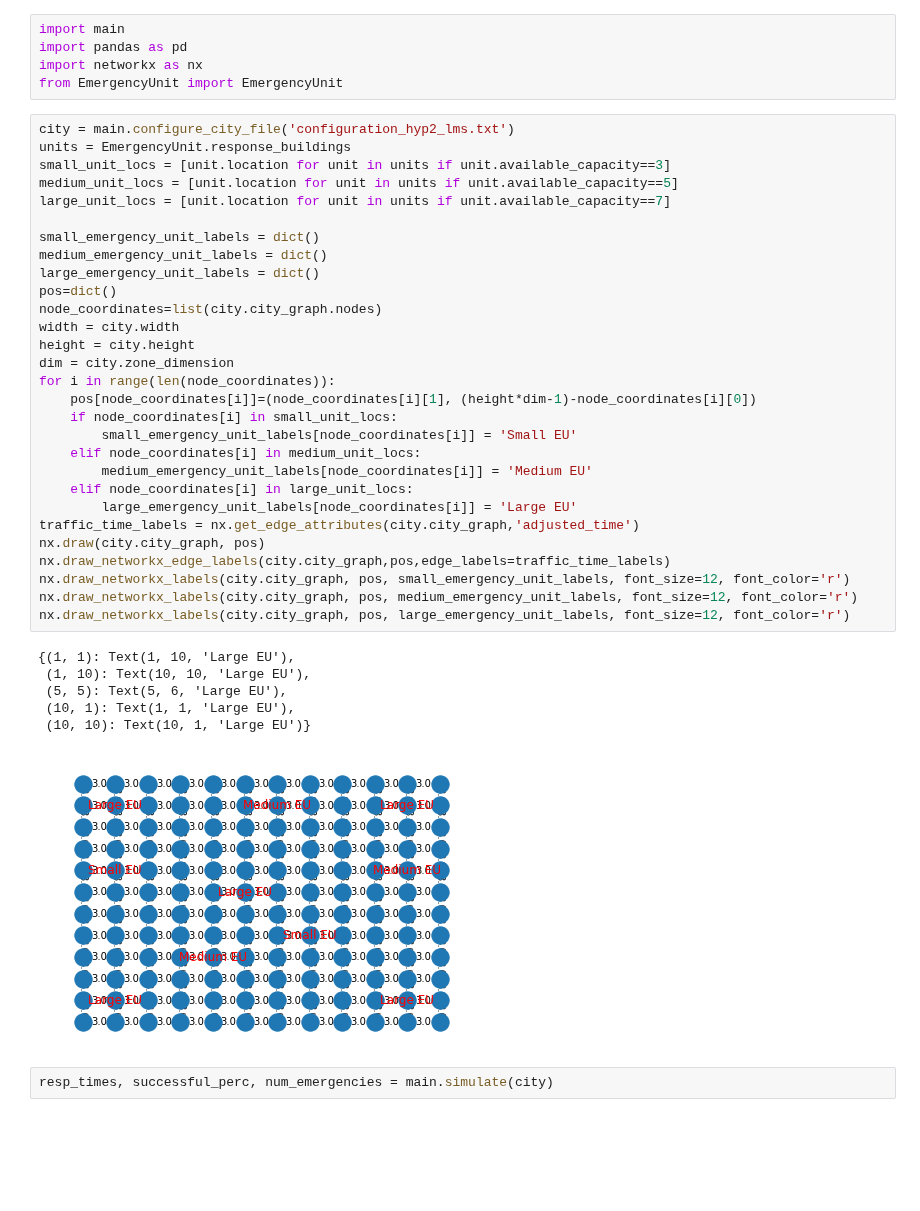
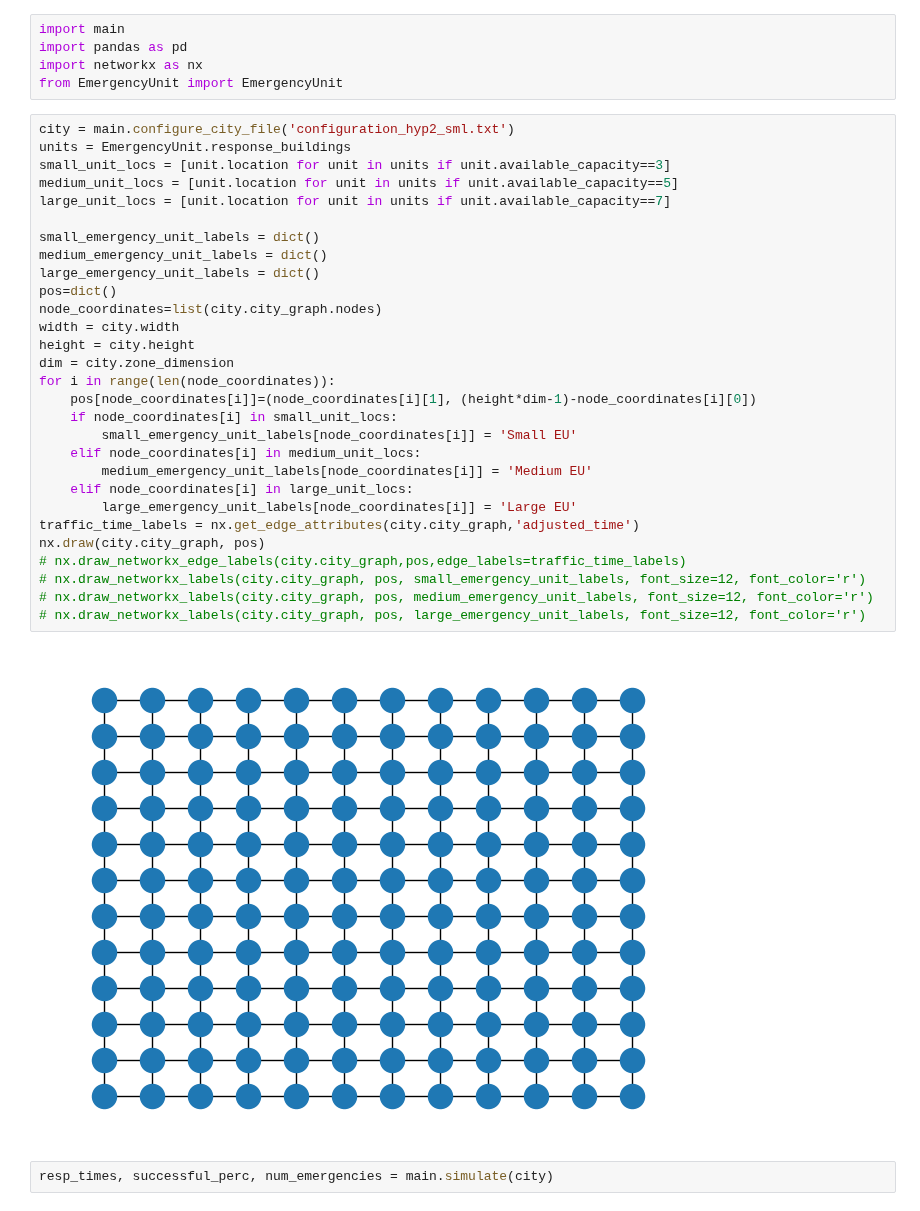
Before and after one commit to Praetor07/CityPlanner_MonteCarlo-Sim, a Jupyter notebook: Hypothesis 2.ipynb, the cells around one changed output. Drawn from its saved outputs; the diff is of its cells as text; blank space fills up the shorter version.

```diff
--- a/Hypothesis 2.ipynb
+++ b/Hypothesis 2.ipynb
@@ -4,41 +4,36 @@ import pandas as pd
 import networkx as nx
 from EmergencyUnit import EmergencyUnit
 # %%
-city = main.configure_city_file('configuration_hyp2_lms.txt')
+city = main.configure_city_file('configuration_hyp2_sml.txt')
 units = EmergencyUnit.response_buildings
 small_unit_locs = [unit.location for unit in units if unit.available_capacity==3]
 medium_unit_locs = [unit.location for unit in units if unit.available_capacity==5]
 large_unit_locs = [unit.location for unit in units if unit.available_capacity==7]
 
 small_emergency_unit_labels = dict()
 medium_emergency_unit_labels = dict()
 large_emergency_unit_labels = dict()
 pos=dict()
 node_coordinates=list(city.city_graph.nodes)
 width = city.width
 height = city.height
 dim = city.zone_dimension
 for i in range(len(node_coordinates)):
     pos[node_coordinates[i]]=(node_coordinates[i][1], (height*dim-1)-node_coordinates[i][0])
     if node_coordinates[i] in small_unit_locs:
         small_emergency_unit_labels[node_coordinates[i]] = 'Small EU'
     elif node_coordinates[i] in medium_unit_locs:
         medium_emergency_unit_labels[node_coordinates[i]] = 'Medium EU'
     elif node_coordinates[i] in large_unit_locs:
         large_emergency_unit_labels[node_coordinates[i]] = 'Large EU'
 traffic_time_labels = nx.get_edge_attributes(city.city_graph,'adjusted_time')
 nx.draw(city.city_graph, pos)
-nx.draw_networkx_edge_labels(city.city_graph,pos,edge_labels=traffic_time_labels)
-nx.draw_networkx_labels(city.city_graph, pos, small_emergency_unit_labels, font_size=12, font_color='r')
-nx.draw_networkx_labels(city.city_graph, pos, medium_emergency_unit_labels, font_size=12, font_color='r')
-nx.draw_networkx_labels(city.city_graph, pos, large_emergency_unit_labels, font_size=12, font_color='r')
+# nx.draw_networkx_edge_labels(city.city_graph,pos,edge_labels=traffic_time_labels)
+# nx.draw_networkx_labels(city.city_graph, pos, small_emergency_unit_labels, font_size=12, font_color='r')
+# nx.draw_networkx_labels(city.city_graph, pos, medium_emergency_unit_labels, font_size=12, font_color='r')
+# nx.draw_networkx_labels(city.city_graph, pos, large_emergency_unit_labels, font_size=12, font_color='r')
 # %% [output]
-{(1, 1): Text(1, 10, 'Large EU'),
- (1, 10): Text(10, 10, 'Large EU'),
- (5, 5): Text(5, 6, 'Large EU'),
- (10, 1): Text(1, 1, 'Large EU'),
- (10, 10): Text(10, 1, 'Large EU')}
-[figure, old version]
+[figure, new version]
 # %%
 resp_times, successful_perc, num_emergencies = main.simulate(city)
 # %%
```
Also changed, not shown: parts of 2 cells of this notebook, 4 other files.
